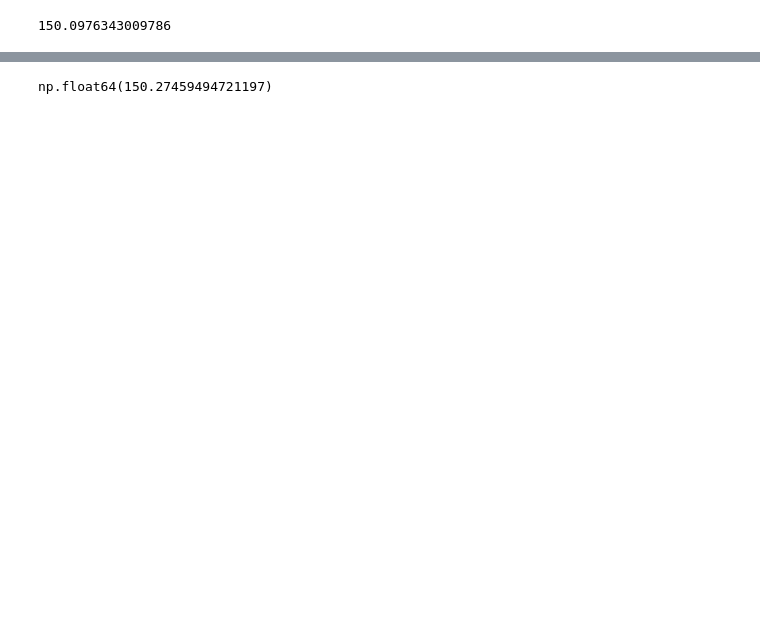
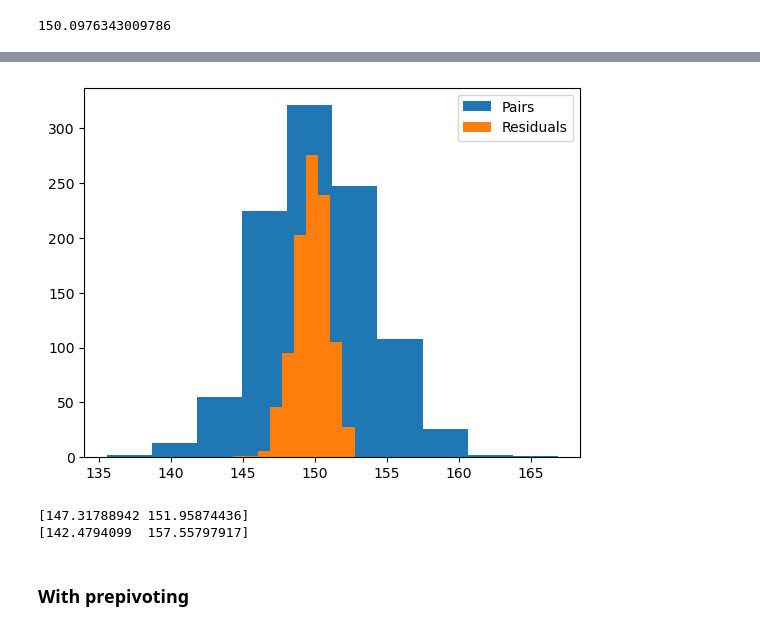
Before and after one commit to johnmagj/STK4051_coursework, a Jupyter notebook: Week_7/ex9_4c.ipynb, the cells around one changed output, grey strips where cells are left out. Cells and saved outputs as stored; diff of their text form; code cells hidden in the pictures; blank space fills up the shorter version.

```diff
--- a/Week_7/ex9_4c.ipynb
+++ b/Week_7/ex9_4c.ipynb
@@ -88,4 +115,18 @@ for i in range(n_bootstraps):
-# %%
-theta_hat(bootstraps_res_betas[:,0], bootstraps_res_betas[:,1]).mean()
-# %% [output]
-np.float64(150.27459494721197)
+# %%
+plt.hist(bootstraps_pairs_bias_corrected_estimates, label="Pairs")
+plt.hist(bootstraps_res_bias_corrected_estimates, label="Residuals")
+plt.legend()
+plt.show()
+# %% [output]
+[figure, added]
+# %%
+ci95_res_corrected = np.percentile(bootstraps_res_bias_corrected_estimates, [2.5, 97.5])
+ci95_pairs_corrected = np.percentile(bootstraps_pairs_bias_corrected_estimates, [2.5, 97.5])
+
+print(ci95_res_corrected)
+print(ci95_pairs_corrected)
+# %% [output]
+[147.31788942 151.95874436]
+[142.4794099  157.55797917]
+# %% [markdown]
+### With prepivoting
```
Also changed, not shown: parts of 6 cells of this notebook.
